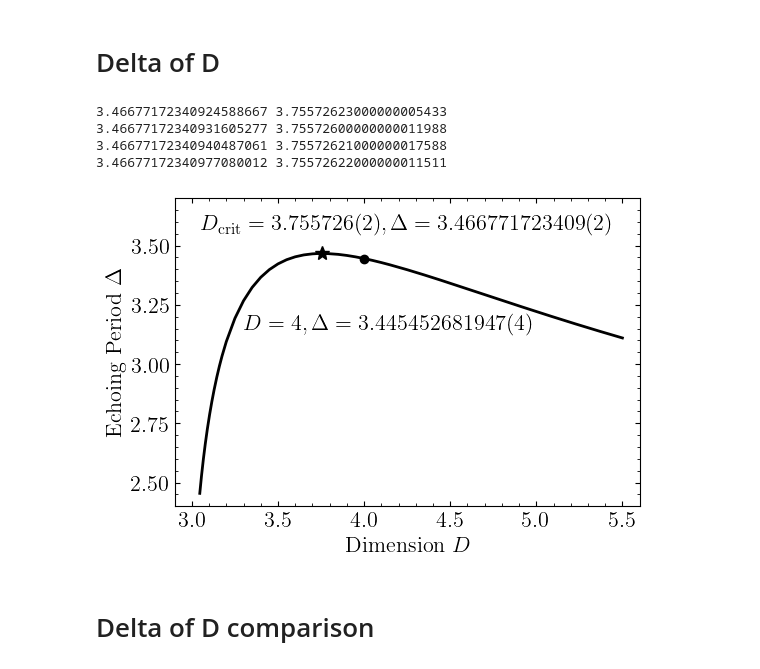
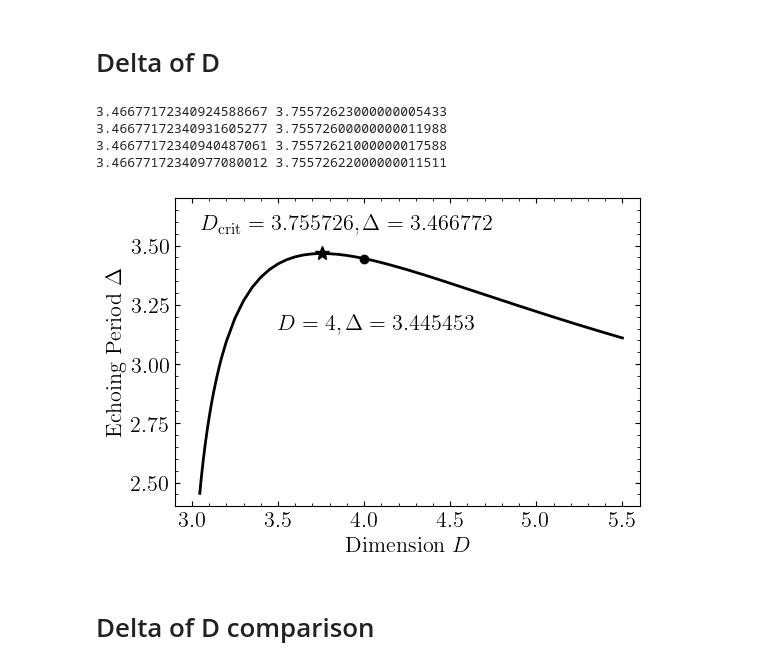
Before and after one commit to EckerChristian/CriticalSpacetimeCrystal, a Jupyter notebook: plots/plots.ipynb, the cells around one changed output. Drawn from its saved outputs; the diff is of its cells as text; code cells hidden in the pictures.

```diff
--- a/plots/plots.ipynb
+++ b/plots/plots.ipynb
@@ -65,36 +65,36 @@ plt.plot(Delta[:,0],Delta[:,1],color="black",linestyle="-",linewidth=2,zorder=1,
 
 # low res
 #plt.plot(DeltaLR[:,0],DeltaLR[:,1],color="orange",linestyle="--",linewidth=2,zorder=2,alpha=0.75,label=r"$2500~\rm modes$")
 
 # low D fit
 #plt.plot(extrapD3[:,0],extrapD3[:,1],color="black",linestyle=":",linewidth=2,zorder=1,alpha=0.5,label=r"$\rm extrapolation$")
 
 #plt.plot(x,fit,color="black",linestyle=":",linewidth=2,zorder=1,alpha=0.5,label=r"$\rm extrapolation$")
 
 # critical D
 #plt.plot(DcritLR, DeltacritLR,'*',color="firebrick",markersize=10,alpha=0.75)
 plt.plot(Dcrit, Deltacrit,'*',color="black",markersize=10,alpha=1,zorder=2)
 
 
 # D=4
 plt.plot(4, Delta4,'o',color="black")
 
 # D=3
 #plt.plot(3, Delta3,'o',color="black")
 
 # labels
-plt.text(Dcrit-0.7,Deltacrit+0.1,rf'$D_{{\rm crit}}=3.755726(2), \Delta=3.466771723409(2)$',fontsize=16,color="black")
-plt.text(4-0.7,Delta4-0.3,rf'$D=4, \Delta=3.445452681947(4)$',fontsize=16,color="black")
+plt.text(Dcrit-0.7,Deltacrit+0.1,rf'$D_{{\rm crit}}={Dcrit:.6f}, \Delta={Deltacrit:.6f}$',fontsize=16,color="black")
+plt.text(4-0.5,Delta4-0.3,rf'$D=4, \Delta={Delta4:.6f}$',fontsize=16,color="black")
 #plt.text(3+0.1,Delta3,r'$\Delta(D=3^+)\approx 2.2(?)$',fontsize=16,color="black")
 #plt.legend(loc="upper right",fontsize=14,frameon=False)
 
 plt.savefig("Delta.pdf",dpi=100,bbox_inches='tight')
 # %% [output]
 3.46677172340924588667 3.75572623000000005433
 3.46677172340931605277 3.75572600000000011988
 3.46677172340940487061 3.75572621000000017588
 3.46677172340977080012 3.75572622000000011511
-[figure, old version]
+[figure, new version]
 # %% [markdown]
 # Delta of D comparison
 # %%
```
Also changed, not shown: parts of 6 cells of this notebook.
